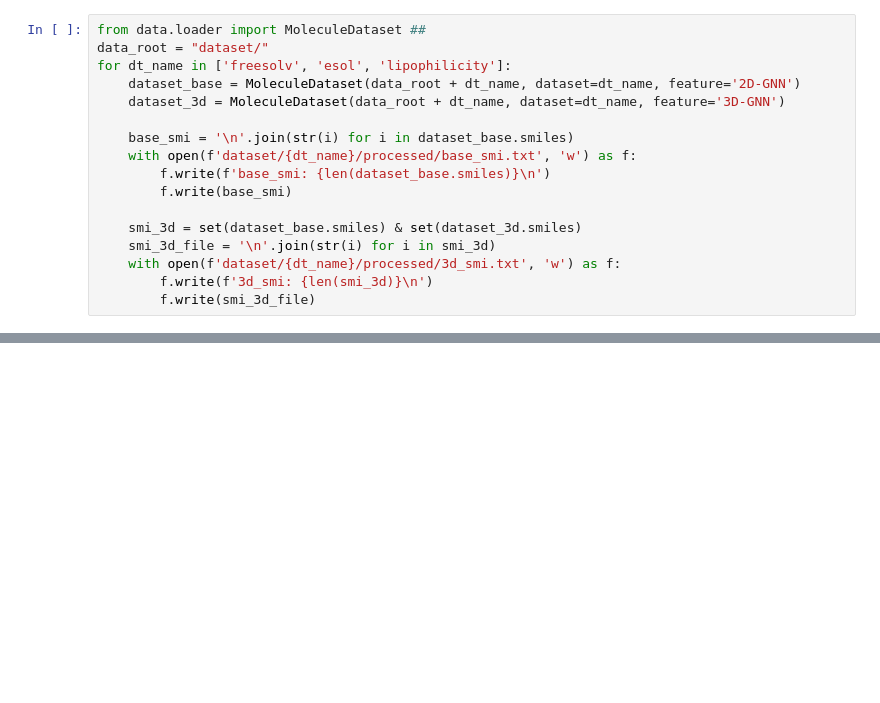
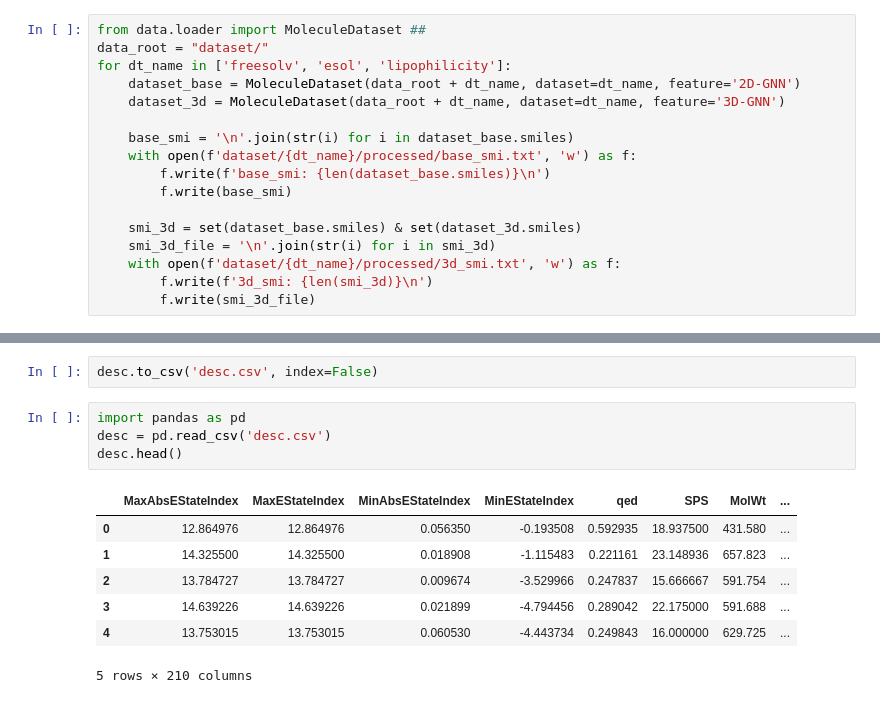
Before and after one commit to eda-ginger/Molecule-Learning, a Jupyter notebook: featurizer.ipynb, the cells around one changed output, grey strips where cells are left out. Drawn from its saved outputs; the diff is of its cells as text; blank space fills up the shorter version.

```diff
--- a/featurizer.ipynb
+++ b/featurizer.ipynb
@@ -635,0 +598,14 @@ pd.DataFrame(result).to_excel('summary_results.xlsx')
+# %%
+desc.to_csv('desc.csv', index=False)
+# %%
+import pandas as pd
+desc = pd.read_csv('desc.csv')
+desc.head()
+# %% [output]
+|  | MaxAbsEStateIndex | MaxEStateIndex | MinAbsEStateIndex | MinEStateIndex | qed | SPS | MolWt | ... |
+| 0 | 12.864976 | 12.864976 | 0.056350 | -0.193508 | 0.592935 | 18.937500 | 431.580 | ... |
+| 1 | 14.325500 | 14.325500 | 0.018908 | -1.115483 | 0.221161 | 23.148936 | 657.823 | ... |
+| 2 | 13.784727 | 13.784727 | 0.009674 | -3.529966 | 0.247837 | 15.666667 | 591.754 | ... |
+| 3 | 14.639226 | 14.639226 | 0.021899 | -4.794456 | 0.289042 | 22.175000 | 591.688 | ... |
+| 4 | 13.753015 | 13.753015 | 0.060530 | -4.443734 | 0.249843 | 16.000000 | 629.725 | ... |
+5 rows × 210 columns
```
Also changed, not shown: parts of 19 cells of this notebook, 20 other files.
